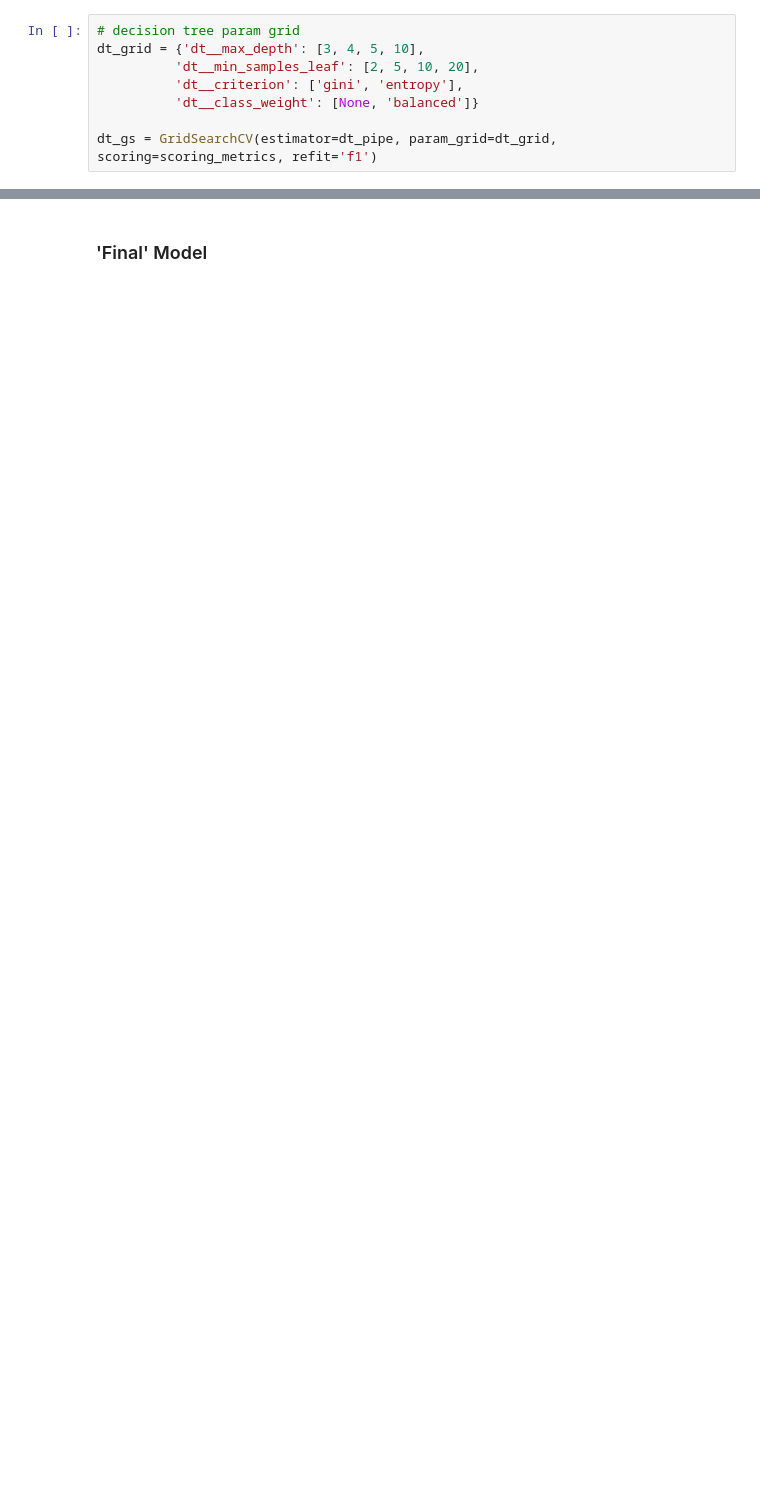
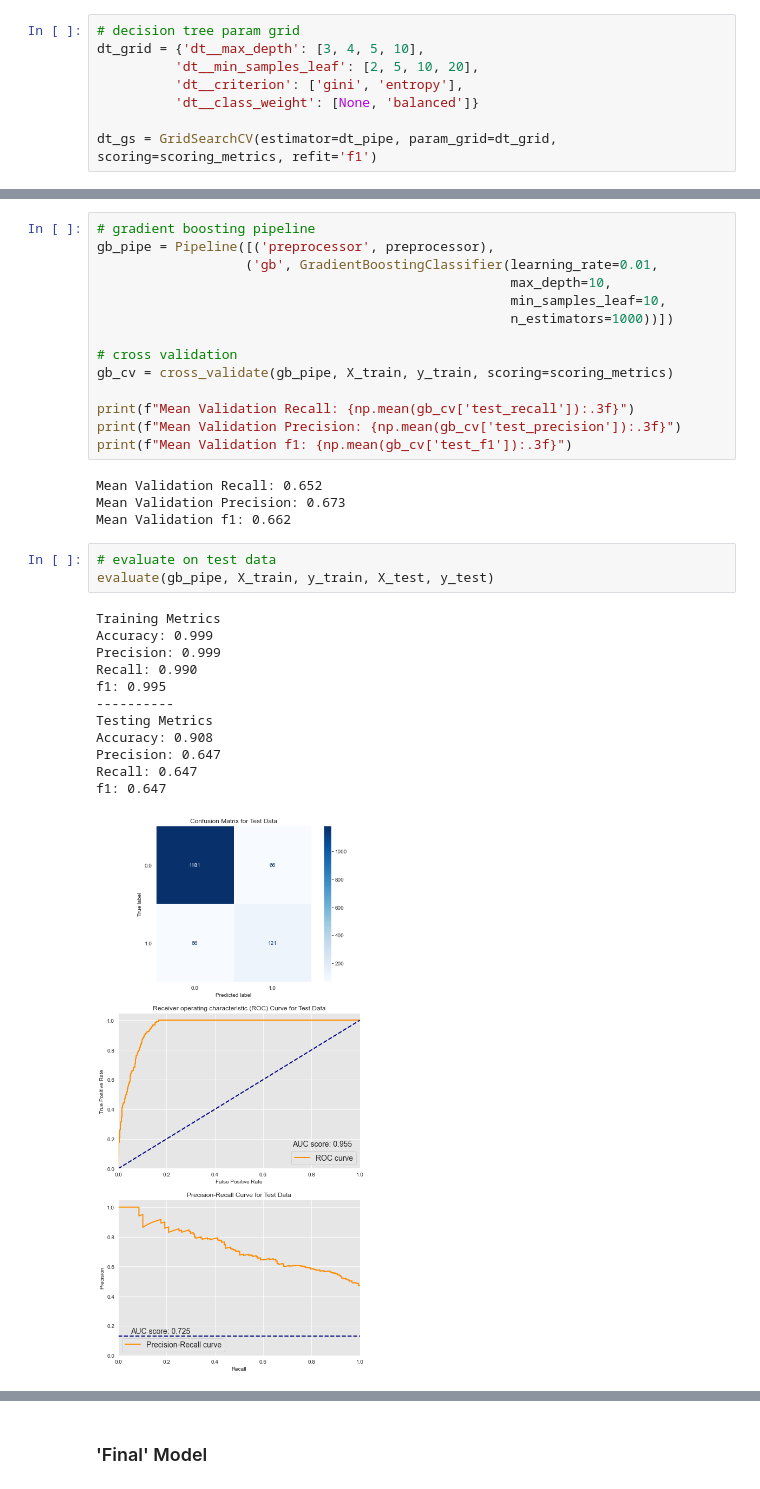
Before and after one commit to andrewwhitman/BirdConservation, a Jupyter notebook: BirdConservation.ipynb, the cells around one changed output, grey strips where cells are left out. Drawn from its saved outputs; the diff is of its cells as text; blank space fills up the shorter version.

```diff
--- a/BirdConservation.ipynb
+++ b/BirdConservation.ipynb
@@ -550,0 +551,34 @@ Best Parameters
+# %%
+# gradient boosting pipeline
+gb_pipe = Pipeline([('preprocessor', preprocessor),
+                   ('gb', GradientBoostingClassifier(learning_rate=0.01,
+                                                     max_depth=10,
+                                                     min_samples_leaf=10,
+                                                     n_estimators=1000))])
+
+# cross validation
+gb_cv = cross_validate(gb_pipe, X_train, y_train, scoring=scoring_metrics)
+
+print(f"Mean Validation Recall: {np.mean(gb_cv['test_recall']):.3f}")
+print(f"Mean Validation Precision: {np.mean(gb_cv['test_precision']):.3f}")
+print(f"Mean Validation f1: {np.mean(gb_cv['test_f1']):.3f}")
+# %% [output]
+Mean Validation Recall: 0.652
+Mean Validation Precision: 0.673
+Mean Validation f1: 0.662
+# %%
+# evaluate on test data
+evaluate(gb_pipe, X_train, y_train, X_test, y_test)
+# %% [output]
+Training Metrics
+Accuracy: 0.999
+Precision: 0.999
+Recall: 0.990
+f1: 0.995
+----------
+Testing Metrics
+Accuracy: 0.908
+Precision: 0.647
+Recall: 0.647
+f1: 0.647
+[figure, added]
```
Also changed, not shown: parts of 56 cells of this notebook, 2 other files.
